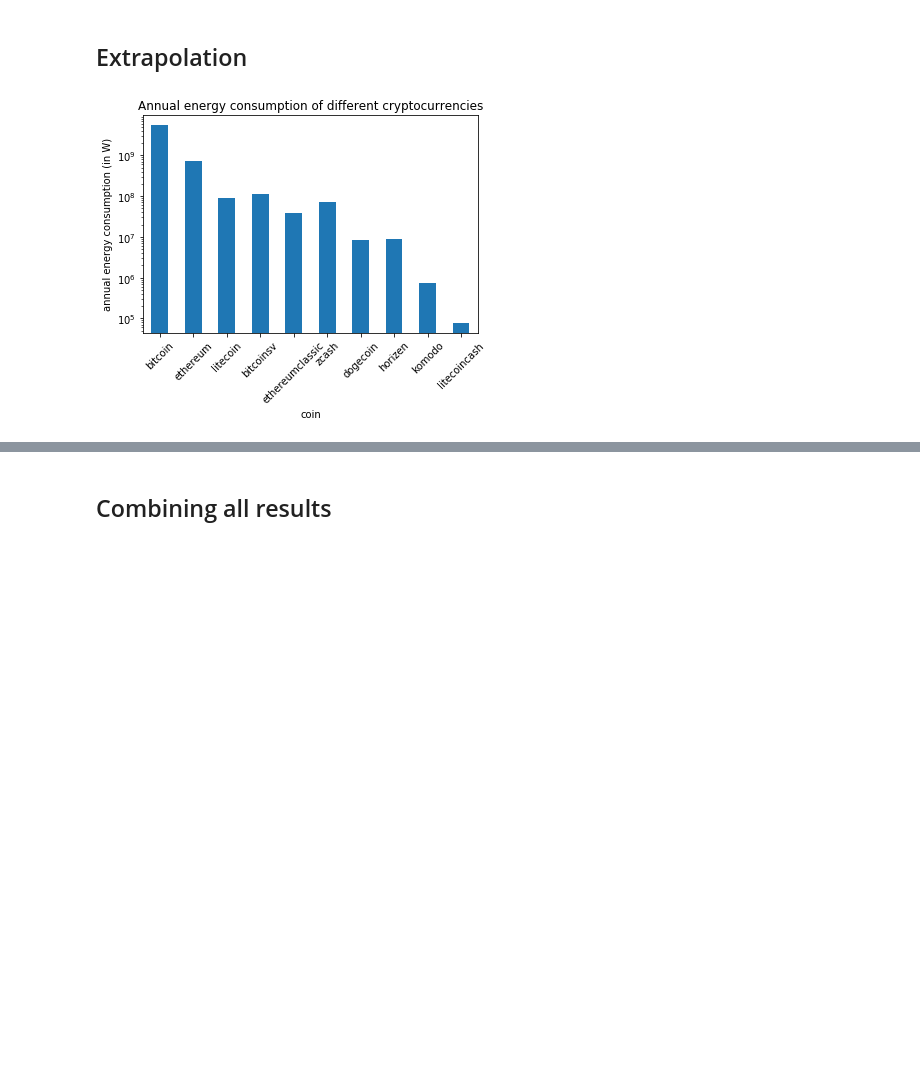
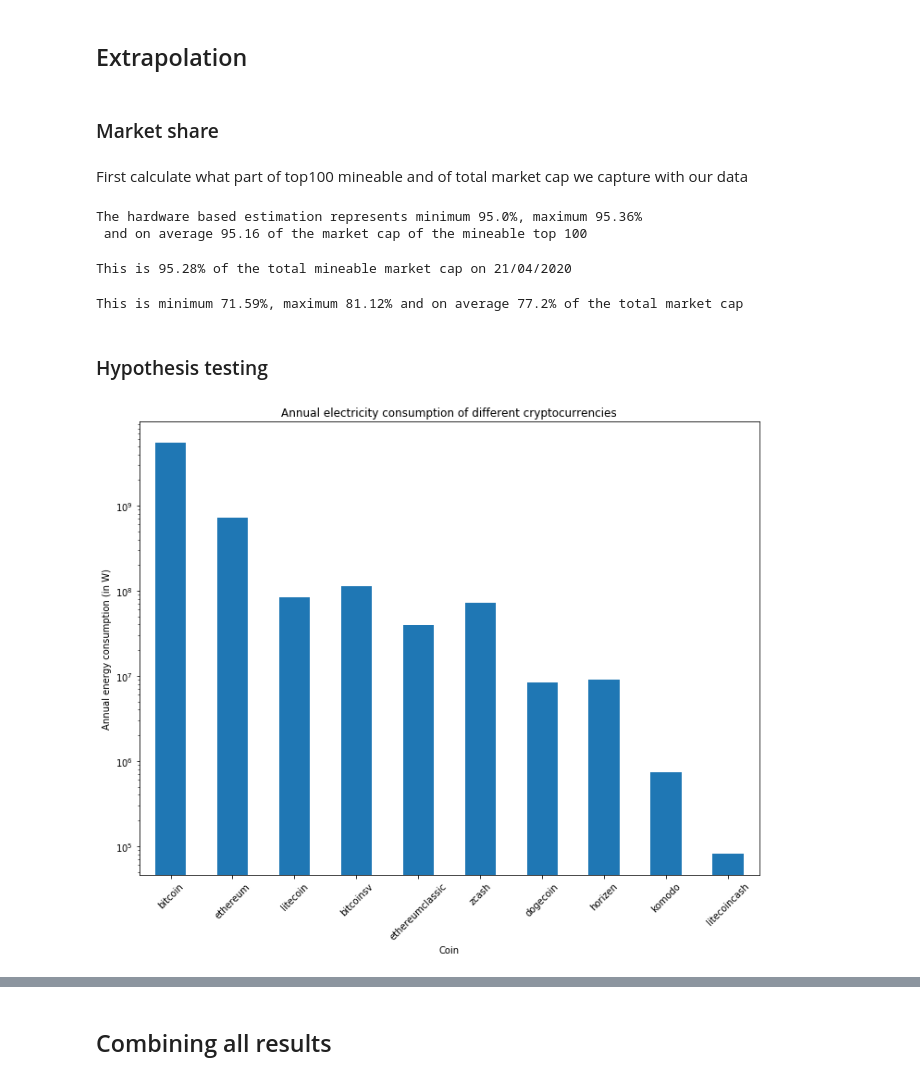
Before and after one commit to Lukasdeloose/sustainable_blockchain, a Jupyter notebook: data_analysis/energy_consumption.ipynb, the cells around one changed output, grey strips where cells are left out. Cells and saved outputs as stored; diff of their text form; code cells hidden in the pictures; blank space fills up the shorter version.

Commit message:
calculate share of total mineable market

```diff
--- a/data_analysis/energy_consumption.ipynb
+++ b/data_analysis/energy_consumption.ipynb
@@ -41,6 +43,7 @@ LOWER_PUE = 1
 UPPER_PUE = 1.2
 ESTIMATE_PUE = 1.1
 growth_factor = 1
+revenue_percent = 0.60
 # %% [markdown]
 ## Geography
 # %% [markdown]
@@ -433,14 +412,14 @@ def calc_hardware_bounds(bounds, hardware_bounds):
 
     return hardware_bounds
 # %%
-def calc_revenue_bounds(data, revenue_bounds, estimate_percent = 0.60):
+def calc_revenue_bounds(data, revenue_bounds, revenue_percent = 0.60):
     revenue_based = revenue_based_estimation(data)
 
     upper_bound = np.sum(revenue_based['upper_bound'])
     estimate = np.sum(revenue_based['estimate'])
 
     revenue_bounds['upper'].append(upper_bound)
-    revenue_bounds['estimate'].append(estimate*estimate_percent)
+    revenue_bounds['estimate'].append(estimate*revenue_percent)
 
     return revenue_bounds
 # %%
@@ -523,5 +482,39 @@ plt.show()
 # %% [markdown]
 ## Extrapolation
+# %% [markdown]
+### Market share
+# %% [markdown]
+First calculate what part of top100 mineable and of total market cap we capture with our data
+# %%
+hardware_data_market = market_cap_hardware.sum()/market_caps_total
+print(f'The hardware based estimation represents minimum {round(hardware_data_market.min(),3)*100}%, maximum {round(hardware_data_market.max(),4)*100}%\n\
+ and on average {round(hardware_data_market.mean(),4)*100} of the market cap of the mineable top 100')
+# %% [output]
+The hardware based estimation represents minimum 95.0%, maximum 95.36%
+ and on average 95.16 of the market cap of the mineable top 100
+# %%
+# Data of 21/04/2020
+total_mineable_cap = pd.read_csv(DATA_PATH+'mineable_all.csv')
+total_mineable_cap = total_mineable_cap['market_cap'].apply(clean_int)
+total_mineable_cap_sum = total_mineable_cap.sum()
+hardware_mineable_share = hardware_market_cap_hist['2020-04-21']/total_mineable_cap_sum
+print(f'This is {round(hardware_mineable_share,4)*100}% of the total mineable market cap on 21/04/2020')
+# %% [output]
+This is 95.28% of the total mineable market cap on 21/04/2020
+# %%
+# Get total market cap from https://p.nomics.com/cryptocurrency-bitcoin-api
+url = "https://api.nomics.com/v1/market-cap/history?key=demo-26240835858194712a4f8cc0dc635c7a&start=2020-03-18T00%3A00%3A00Z"
+total_market_cap_hist = pd.DataFrame(json.loads(urllib.request.urlopen(url).read()))['market_cap'].astype(float)
+
+hardware_market_cap_hist = market_cap_hardware.sum()
+hardware_data_share_total = hardware_market_cap_hist.values/total_market_cap_hist.values
+
+print(f'This is minimum {round(hardware_data_share_total.min(),4)*100}%, maximum {round(hardware_data_share_total.max(),4)*100}%\
+ and on average {round(hardware_data_share_total.mean(),3)*100}% of the total market cap')
+# %% [output]
+This is minimum 71.59%, maximum 81.12% and on average 77.2% of the total market cap
+# %% [markdown]
+### Hypothesis testing
 # %%
 market_cap_mean = market_cap_hardware.mean(axis=1)
 energy_consumption_mean = coin_energy.mean(axis=1)
@@ -530,13 +523,15 @@ found_data_energy = pd.concat([energy_consumption_mean,market_cap_mean],axis=1,
 # Drop 0 values
 found_data_energy = found_data_energy[found_data_energy['energy_consumption'] != 0]
 # %%
+plt.figure(figsize=(12,9))
+
 found_data_energy['energy_consumption'].plot(kind='bar')
 plt.yscale('log')
 plt.xticks(rotation=45)
-plt.ylabel('annual energy consumption (in W)')
-plt.xlabel('coin')
-plt.title('Annual energy consumption of different cryptocurrencies')
+plt.ylabel('Annual energy consumption (in W)')
+plt.xlabel('Coin')
+plt.title('Annual electricity consumption of different cryptocurrencies')
 plt.show()
 # %% [output]
-[figure, old version]
+[figure, new version]
 # %%
```
Also changed, not shown: parts of 28 cells of this notebook, 4 other files.
